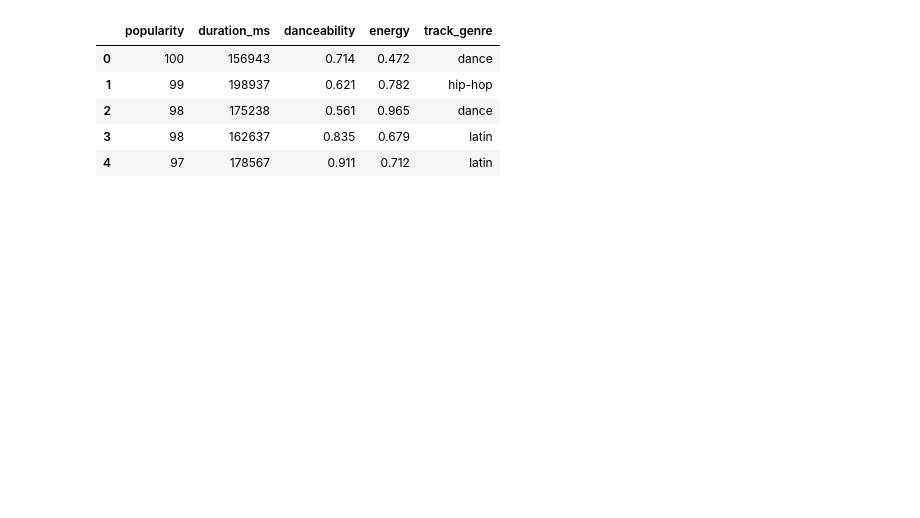
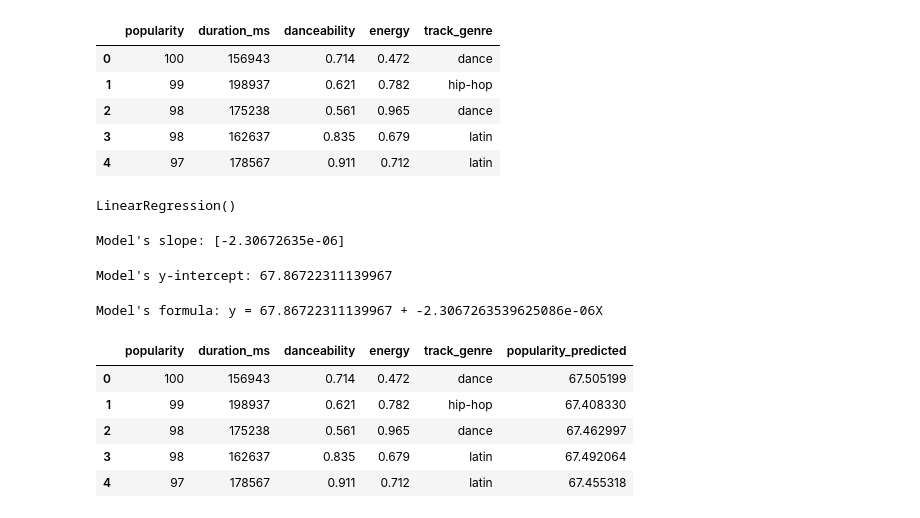
Before and after one commit to seanrubin/Predicting-Popularity-of-Spotify, a Jupyter notebook: spotify_machinelearning.ipynb, the cells around one changed output. Saved outputs shown, nothing was run; the diff lists cells and outputs as text; code cells hidden in the pictures; blank space fills up the shorter version.

```diff
--- a/spotify_machinelearning.ipynb
+++ b/spotify_machinelearning.ipynb
@@ -30,3 +36,46 @@ clean_df.head()
 | 2 | 98 | 175238 | 0.561 | 0.965 | dance |
 | 3 | 98 | 162637 | 0.835 | 0.679 | latin |
 | 4 | 97 | 178567 | 0.911 | 0.712 | latin |
+# %%
+y = clean_df['popularity']
+X = clean_df[["duration_ms"]]
+# %%
+model = LinearRegression()
+# %%
+model.fit(X, y)
+# %% [output]
+LinearRegression()
+# %%
+# Display the slope
+print(f"Model's slope: {model.coef_}")
+# %% [output]
+Model's slope: [-2.30672635e-06]
+# %%
+# Display the y-intercept
+print(f"Model's y-intercept: {model.intercept_}")
+# %% [output]
+Model's y-intercept: 67.86722311139967
+# %%
+# Display the model's best fit line formula
+print(f"Model's formula: y = {model.intercept_} + {model.coef_[0]}X")
+# %% [output]
+Model's formula: y = 67.86722311139967 + -2.3067263539625086e-06X
+# %%
+# Make predictions using the X set
+predicted_y_values = model.predict(X)
+# %%
+# Create a copy of the original data
+df_predicted = clean_df.copy()
+
+# Add a column with the predicted salary values
+df_predicted["popularity_predicted"] = predicted_y_values
+
+# Display sample data
+df_predicted.head()
+# %% [output]
+|  | popularity | duration_ms | danceability | energy | track_genre | popularity_predicted |
+| 0 | 100 | 156943 | 0.714 | 0.472 | dance | 67.505199 |
+| 1 | 99 | 198937 | 0.621 | 0.782 | hip-hop | 67.408330 |
+| 2 | 98 | 175238 | 0.561 | 0.965 | dance | 67.462997 |
+| 3 | 98 | 162637 | 0.835 | 0.679 | latin | 67.492064 |
+| 4 | 97 | 178567 | 0.911 | 0.712 | latin | 67.455318 |
```
Also changed, not shown: parts of 5 cells of this notebook.
